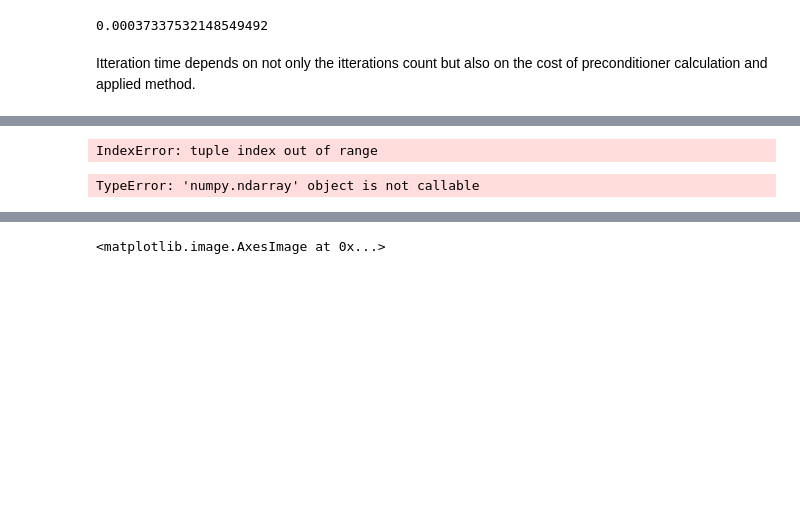
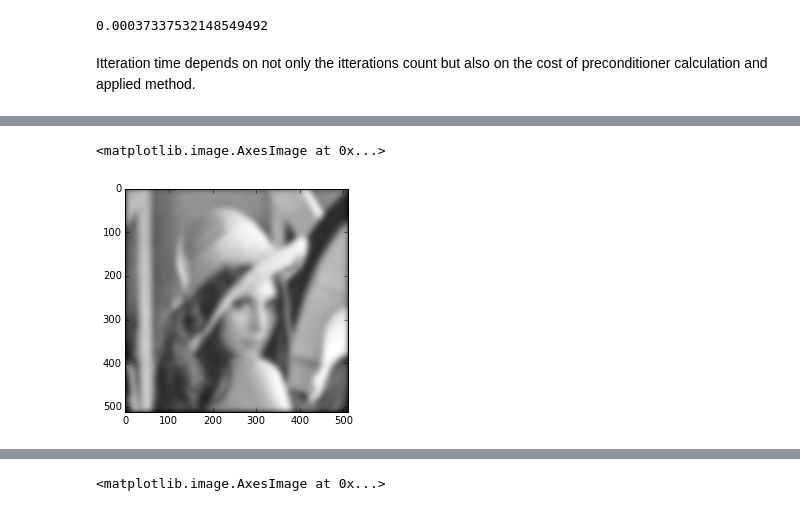
Before and after one commit to Aelphy/skoltech, a Jupyter notebook: numerical_linear_algebra/hw4/hw4.ipynb, the cells around one changed output, grey strips where cells are left out. Cells and saved outputs as stored; diff of their text form; code cells hidden in the pictures; blank space fills up the shorter version.

```diff
--- a/numerical_linear_algebra/hw4/hw4.ipynb
+++ b/numerical_linear_algebra/hw4/hw4.ipynb
@@ -236,6 +236,10 @@ The original image looks like
 It contains 3 code lines (e.g. yOu, ArE, aWEs0me).
 Your goal now is to recognize these 3 codes. Each of them will give you extra 10 pts. Since the problem is very ill-posed you need some regularization techniques, such as Tikhonov regularization.
 # %%
+import numpy as np
+import scipy as sp
+import scipy.sparse
+import scipy.sparse.linalg
 from scipy import misc
 
 def extend(i, shape):
@@ -247,7 +251,6 @@ def extend(i, shape):
 
 def toeplitz2d_mul(f, i):
     I = extend(i, f.shape)
-
     return np.real(np.fft.ifft2(np.fft.fft2(f) * np.fft.fft2(I)))
 
 
@@ -256,23 +259,33 @@ alpha = 1 / 100.0
 
 n = lena.shape[0]
 
-T = np.zeros((2 * n  - 1, 2 * n - 1))
+def generate_T(alhpa, n):
+    T = np.zeros((2 * n  - 1, 2 * n - 1))
+    i, j = np.meshgrid(np.arange(n), np.arange(n))
 
-i, j = np.meshgrid(np.arange(n), np.arange(n))
+    t = np.sqrt(alpha / np.pi) * np.exp(-alpha * (i ** 2 + j ** 2))
+    T[0:n, 0:n] = t.transpose()
+    T[0:n, n:] = np.fliplr(t[:, 1:])
+    T[n:, 0:n] = np.flipud(t[1:, :])
+    T[n:, n:] = np.fliplr(np.flipud(t[1:, 1:]))
+    return T
 
-t = np.sqrt(alpha / np.pi) * np.exp(-alpha * (i ** 2 + j ** 2))
-T[0:n, 0:n] = t.transpose()
-T[0:n, n:] = np.fliplr(t[:, 1:])
-T[n:, 0:n] = np.flipud(t[1:, :])
-T[n:, n:] = np.fliplr(np.flipud(t[1:, 1:]))
+T = generate_T(alpha, n)
+
+def M(vec):
+    v = vec.reshape(int(np.sqrt(vec.shape[0])), int(np.sqrt(vec.shape[0])))
+    return np.real(np.fft.ifft2(np.fft.fft2(T) * np.fft.fft2(v))).reshape(T.shape[0] ** 2)
 # %%
-def lo_matvec(mat, vec):
-    return scipy.sparse.linalg.LinearOperator(mat.shape, M)
+lo = scipy.sparse.linalg.LinearOperator((T.shape[0] ** 2, T.shape[0] ** 2), M)
-# %%
-conv = lo_matvec(T, lena)
-# %% [output]
-IndexError: tuple index out of range
-# %%
-conv.dot(extend(lena, conv.shape))
-# %% [output]
-TypeError: 'numpy.ndarray' object is not callable
+# %%
+extended_lena = extend(lena, T.shape).reshape(T.shape[0] * T.shape[0])
+# %%
+convolved_lena = lo.dot(extended_lena).reshape(int(np.sqrt(lo.shape[0])), int(np.sqrt(lo.shape[0])))
+# %%
+import matplotlib.pyplot as plt
+%matplotlib inline
+
+plt.imshow(convolved_lena[0:lena.shape[0], 0:lena.shape[1]], cmap='gray')
+# %% [output]
+<matplotlib.image.AxesImage at 0x...>
+[figure, added]
```
Also changed, not shown: parts of 14 cells of this notebook.
